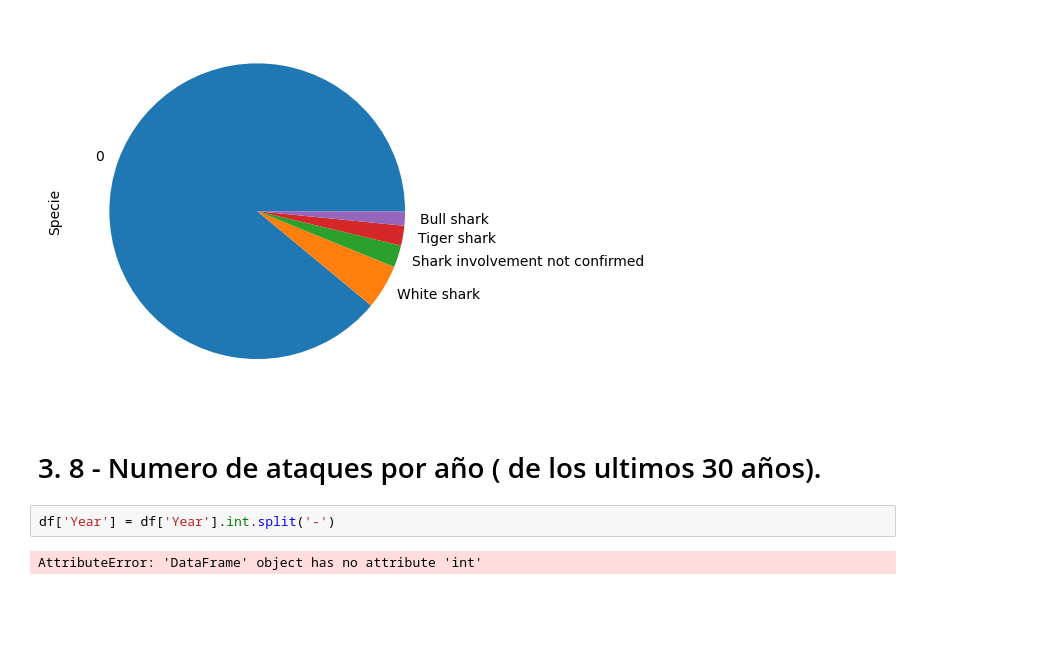
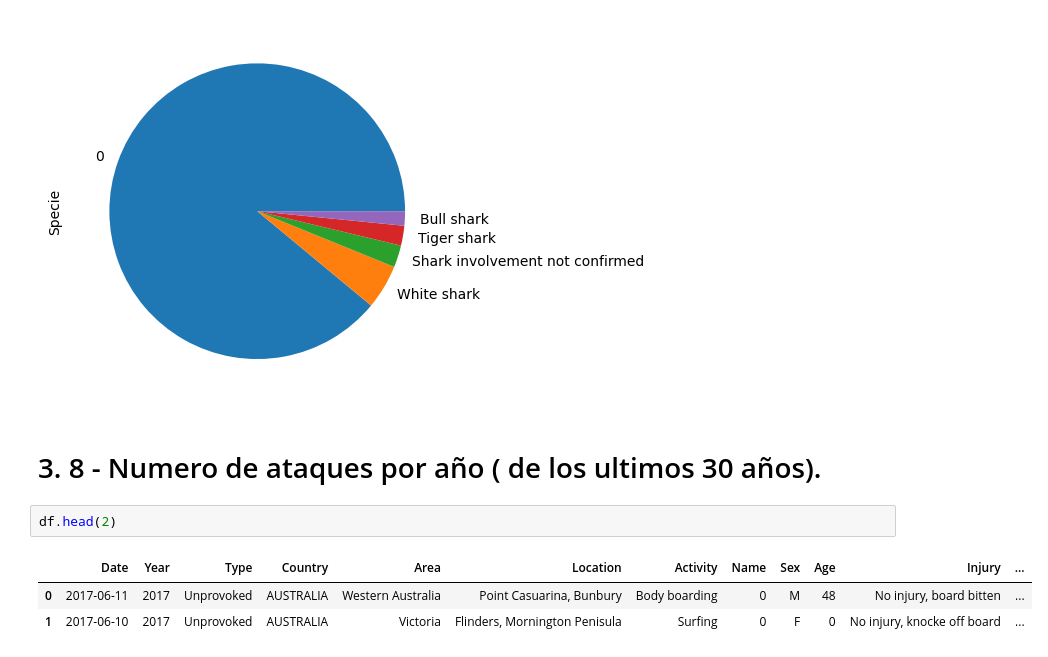
Before and after one commit to JesusGuardiaRamirez/Proyecto_Sharks-DataCleaning, a Jupyter notebook: ULTIMO SHARK.ipynb, the cells around one changed output. Drawn from its saved outputs; the diff is of its cells as text; blank space fills up the shorter version.

```diff
--- a/ULTIMO SHARK.ipynb
+++ b/ULTIMO SHARK.ipynb
@@ -379,7 +379,9 @@ Sharks_top_5.plot.pie()
 [figure]
 # %% [markdown]
 # 3. 8 - Numero de ataques por año ( de los ultimos 30 años).
-# %%
-df['Year'] = df['Year'].int.split('-')
-# %% [output]
-AttributeError: 'DataFrame' object has no attribute 'int'
+# %%
+df.head(2)
+# %% [output]
+|  | Date | Year | Type | Country | Area | Location | Activity | Name | Sex | Age | Injury | ... |
+| 0 | 2017-06-11 | 2017 | Unprovoked | AUSTRALIA | Western Australia | Point Casuarina, Bunbury | Body boarding | 0 | M | 48 | No injury, board bitten | ... |
+| 1 | 2017-06-10 | 2017 | Unprovoked | AUSTRALIA | Victoria | Flinders, Mornington Penisula | Surfing | 0 | F | 0 | No injury, knocke off board | ... |
```
Also changed, not shown: parts of 2 cells of this notebook.
